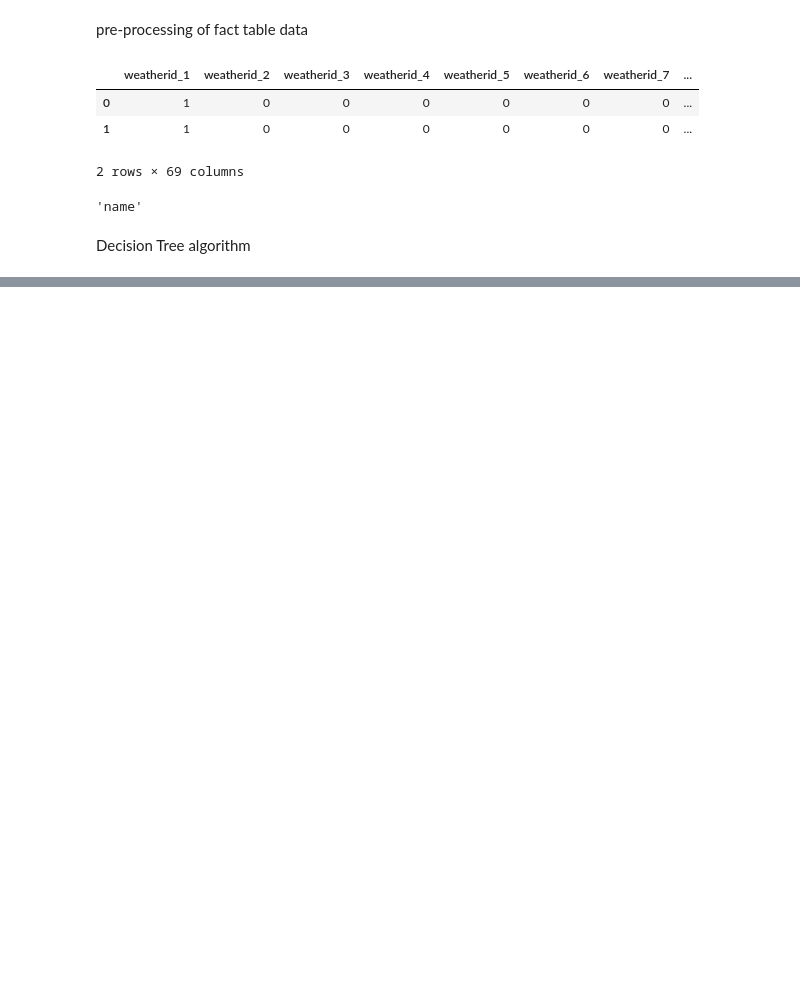
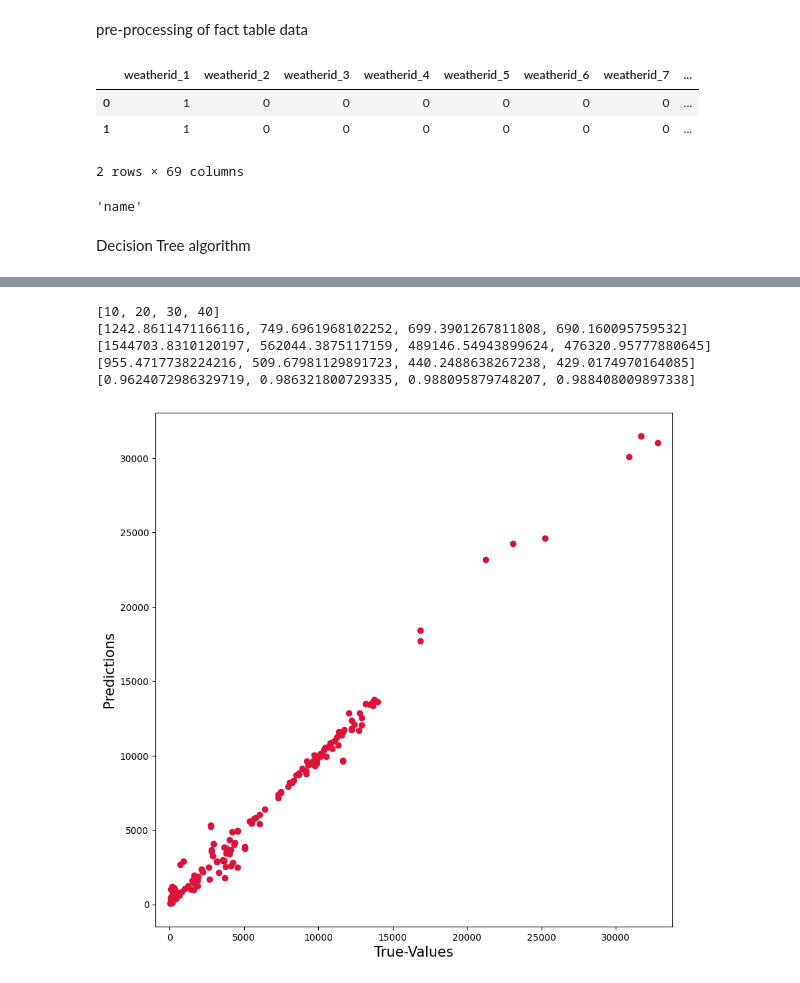
Before and after one commit to bsewp045/CSI4142-Data-Mart-Phase-4, a Jupyter notebook: Part-B/phase-4.ipynb, the cells around one changed output, grey strips where cells are left out. Cells and saved outputs as stored; diff of their text form; code cells hidden in the pictures; blank space fills up the shorter version.

```diff
--- a/Part-B/phase-4.ipynb
+++ b/Part-B/phase-4.ipynb
@@ -123,0 +168,16 @@ print(r2)
+# %%
+print(tree_depth)
+print(rmse)
+print(mse)
+print(mae)
+print(r2)
+# %% [output]
+[10, 20, 30, 40]
+[1242.8611471166116, 749.6961968102252, 699.3901267811808, 690.160095759532]
+[1544703.8310120197, 562044.3875117159, 489146.54943899624, 476320.95777880645]
+[955.4717738224216, 509.67981129891723, 440.2488638267238, 429.0174970164085]
+[0.9624072986329719, 0.986321800729335, 0.988095879748207, 0.988408009897338]
+# %%
+plot_graph(y_test, predictions[3])
+# %% [output]
+[figure, added]
```
Also changed, not shown: parts of 11 cells of this notebook, 1 other file.
